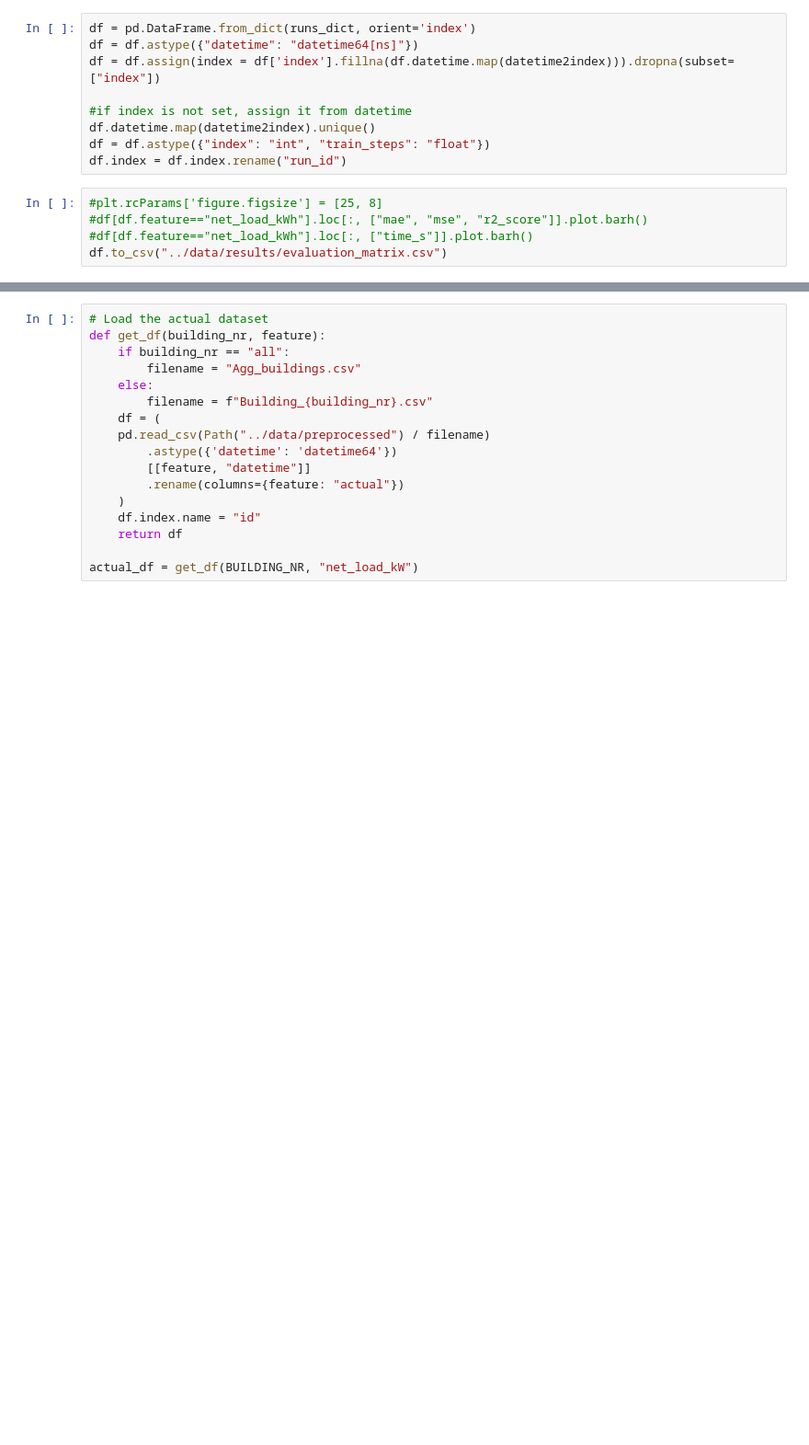
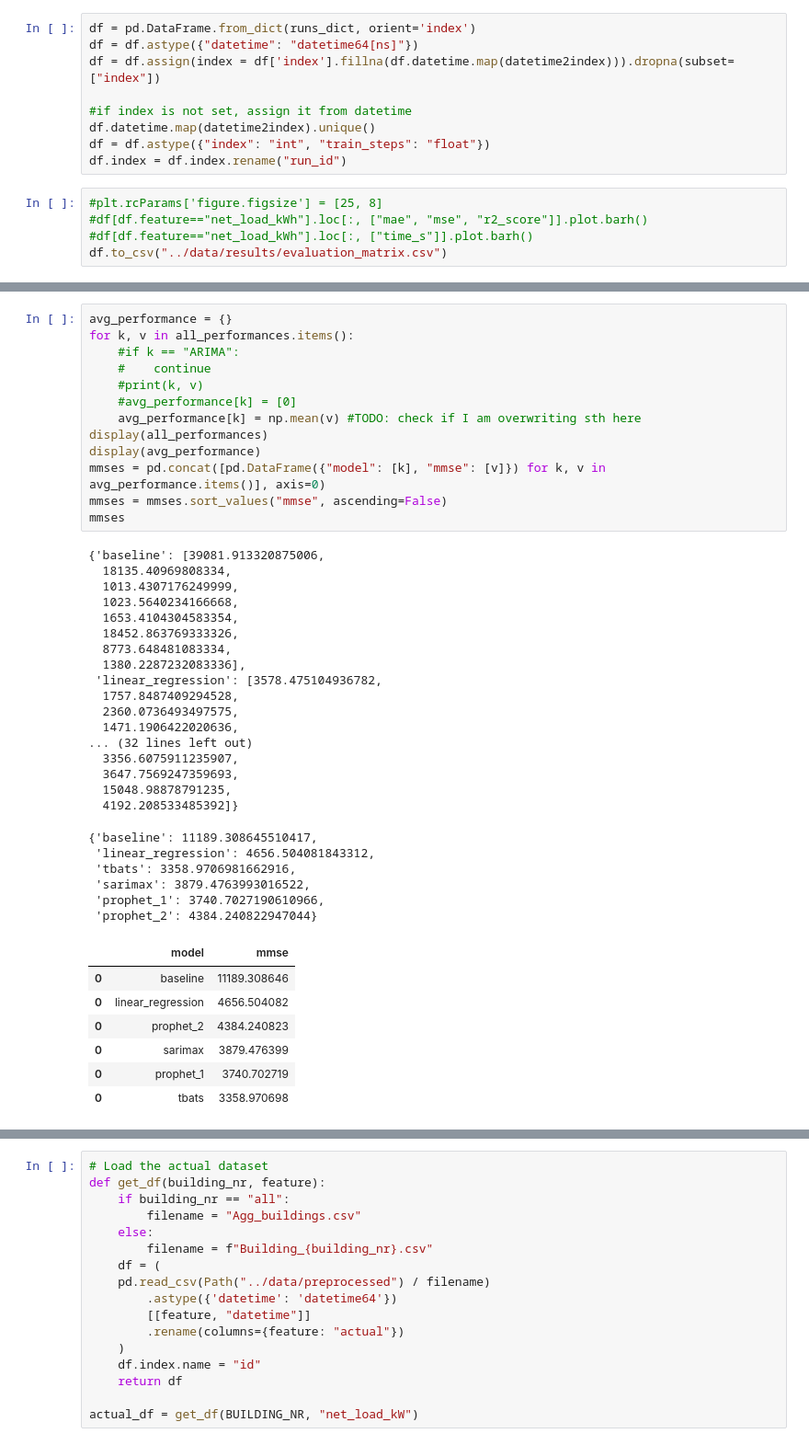
Before and after one commit to erickCantu/TheGreenCitySolutionsGroup, a Jupyter notebook: notebooks/mlflow_evaluation.ipynb, the cells around one changed output, grey strips where cells are left out. Shown: that part at 92% size. Drawn from its saved outputs; the diff is of its cells as text; blank space fills up the shorter version.

```diff
--- a/notebooks/mlflow_evaluation.ipynb
+++ b/notebooks/mlflow_evaluation.ipynb
@@ -211 +220,45 @@ for index in indices:
+# %%
+avg_performance = {}
+for k, v in all_performances.items():
+    #if k == "ARIMA":
+    #    continue
+    #print(k, v)
+    #avg_performance[k] = [0]
+    avg_performance[k] = np.mean(v) #TODO: check if I am overwriting sth here
+display(all_performances)
+display(avg_performance)
+mmses = pd.concat([pd.DataFrame({"model": [k], "mmse": [v]}) for k, v in avg_performance.items()], axis=0)
+mmses = mmses.sort_values("mmse", ascending=False)
+mmses
+# %% [output]
+{'baseline': [39081.913320875006,
+  18135.40969808334,
+  1013.4307176249999,
+  1023.5640234166668,
+  1653.4104304583354,
+  18452.863769333326,
+  8773.648481083334,
+  1380.2287232083336],
+ 'linear_regression': [3578.475104936782,
+  1757.8487409294528,
+  2360.0736493497575,
+  1471.1906422020636,
+... (32 lines left out)
+  3356.6075911235907,
+  3647.7569247359693,
+  15048.98878791235,
+  4192.208533485392]}
+{'baseline': 11189.308645510417,
+ 'linear_regression': 4656.504081843312,
+ 'tbats': 3358.9706981662916,
+ 'sarimax': 3879.4763993016522,
+ 'prophet_1': 3740.7027190610966,
+ 'prophet_2': 4384.240822947044}
+|  | model | mmse |
+| 0 | baseline | 11189.308646 |
+| 0 | linear_regression | 4656.504082 |
+| 0 | prophet_2 | 4384.240823 |
+| 0 | sarimax | 3879.476399 |
+| 0 | prophet_1 | 3740.702719 |
+| 0 | tbats | 3358.970698 |
 # %%
```
Also changed, not shown: parts of 3 cells of this notebook.
